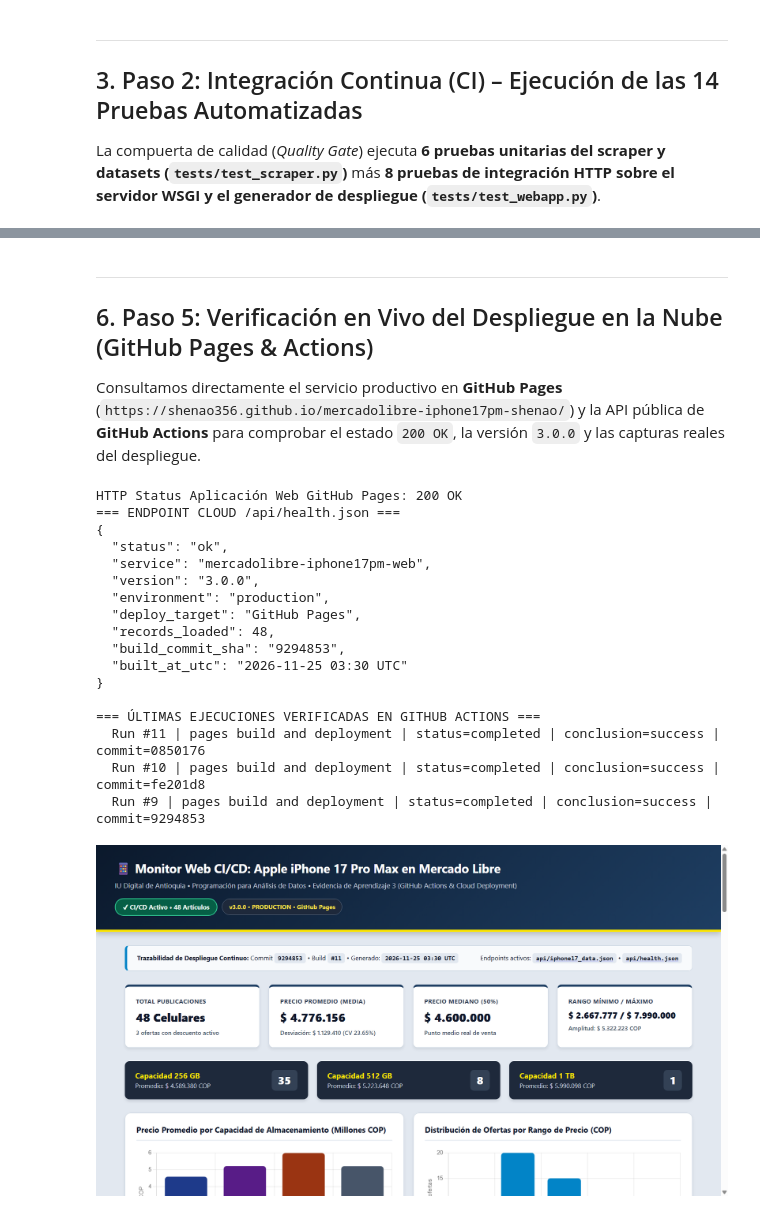
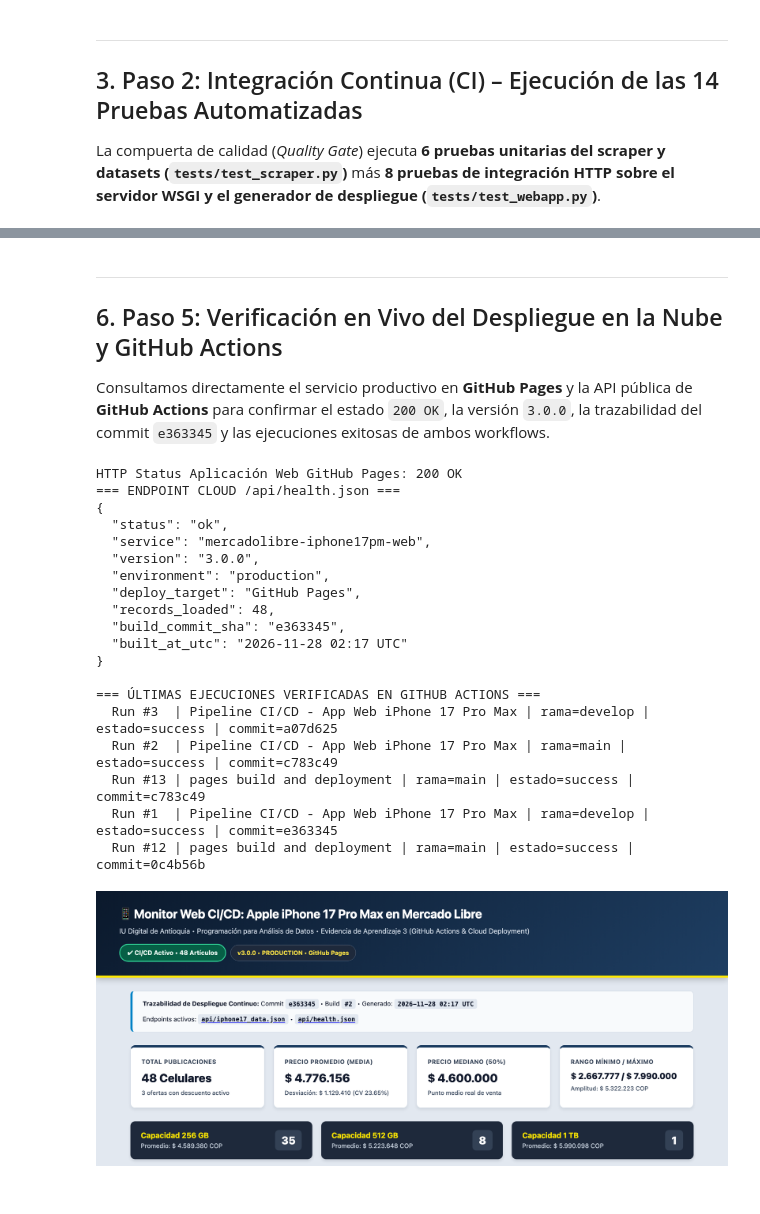
Before and after one commit to shenao356/mercadolibre-iphone17pm-shenao, a Jupyter notebook: Morales_Henao_Raul_Santiago_Optimizacion_EA3.ipynb, the cells around one changed output, grey strips where cells are left out. Cells and saved outputs as stored; diff of their text form; code cells hidden in the pictures.

```diff
--- a/Morales_Henao_Raul_Santiago_Optimizacion_EA3.ipynb
+++ b/Morales_Henao_Raul_Santiago_Optimizacion_EA3.ipynb
@@ -144,9 +146,9 @@ Validamos la definición YAML de tres etapas (`lint-and-syntax`, `ci-automated-t
 # %%
-with open("workflows/ci_cd_pipeline.yml", "r", encoding="utf-8") as f:
+with open(".github/workflows/ci_cd_pipeline.yml", "r", encoding="utf-8") as f:
     pipeline_yaml = f.read()
 
-print(f"Pipeline CI/CD validado ({len(pipeline_yaml.splitlines())} líneas).")
+print(f"Workflow activo verificado: .github/workflows/ci_cd_pipeline.yml ({len(pipeline_yaml.splitlines())} líneas).")
 print("-" * 75)
-print(pipeline_yaml[:1800])
-print("... [Archivo completo disponible en workflows/ci_cd_pipeline.yml] ...")
+print(pipeline_yaml[:1650])
+print("... [Definición completa en .github/workflows/ci_cd_pipeline.yml] ...")
 # %% [output]
@@ -170,45 +172,50 @@ on:
 # %% [markdown]
 ---
-## 6. Paso 5: Verificación en Vivo del Despliegue en la Nube (GitHub Pages & Actions)
+## 6. Paso 5: Verificación en Vivo del Despliegue en la Nube y GitHub Actions
 
-Consultamos directamente el servicio productivo en **GitHub Pages** (`https://shenao356.github.io/mercadolibre-iphone17pm-shenao/`) y la API pública de **GitHub Actions** para comprobar el estado `200 OK`, la versión `3.0.0` y las capturas reales del despliegue.
+Consultamos directamente el servicio productivo en **GitHub Pages** y la API pública de **GitHub Actions** para confirmar el estado `200 OK`, la versión `3.0.0`, la trazabilidad del commit `e363345` y las ejecuciones exitosas de ambos workflows.
 # %%
 import json
 import requests
+from IPython.display import Image, display
 
 url_app = "https://shenao356.github.io/mercadolibre-iphone17pm-shenao/"
 url_health = url_app + "api/health.json"
-url_runs = "https://api.github.com/repos/shenao356/mercadolibre-iphone17pm-shenao/actions/runs?per_page=3"
+url_runs = "https://api.github.com/repos/shenao356/mercadolibre-iphone17pm-shenao/actions/runs?per_page=5"
 
 resp_app = requests.get(url_app, timeout=10)
 resp_health = requests.get(url_health, timeout=10).json()
 runs = requests.get(url_runs, timeout=10).json().get("workflow_runs", [])
 
 print(f"HTTP Status Aplicación Web GitHub Pages: {resp_app.status_code} OK")
 print("=== ENDPOINT CLOUD /api/health.json ===")
 print(json.dumps(resp_health, indent=2, ensure_ascii=False))
 
 print("\n=== ÚLTIMAS EJECUCIONES VERIFICADAS EN GITHUB ACTIONS ===")
 for r in runs:
-    print(f"  Run #{r['run_number']} | {r['name']} | status={r['status']} | conclusion={r['conclusion']} | commit={r['head_sha'][:7]}")
+    print(f"  Run #{r['run_number']:<2} | {r['name']} | rama={r['head_branch']} | estado={r['conclusion']} | commit={r['head_sha'][:7]}")
+
+display(Image(filename="docs/screenshots/01_webapp_produccion_superior.png"))
 # %% [output]
 HTTP Status Aplicación Web GitHub Pages: 200 OK
 === ENDPOINT CLOUD /api/health.json ===
 {
   "status": "ok",
   "service": "mercadolibre-iphone17pm-web",
   "version": "3.0.0",
   "environment": "production",
   "deploy_target": "GitHub Pages",
   "records_loaded": 48,
-  "build_commit_sha": "9294853",
-  "built_at_utc": "2026-11-25 03:30 UTC"
+  "build_commit_sha": "e363345",
+  "built_at_utc": "2026-11-28 02:17 UTC"
 }
 
 === ÚLTIMAS EJECUCIONES VERIFICADAS EN GITHUB ACTIONS ===
-  Run #11 | pages build and deployment | status=completed | conclusion=success | commit=0850176
-  Run #10 | pages build and deployment | status=completed | conclusion=success | commit=fe201d8
-  Run #9 | pages build and deployment | status=completed | conclusion=success | commit=9294853
+  Run #3  | Pipeline CI/CD - App Web iPhone 17 Pro Max | rama=develop | estado=success | commit=a07d625
+  Run #2  | Pipeline CI/CD - App Web iPhone 17 Pro Max | rama=main | estado=success | commit=c783c49
+  Run #13 | pages build and deployment | rama=main | estado=success | commit=c783c49
+  Run #1  | Pipeline CI/CD - App Web iPhone 17 Pro Max | rama=develop | estado=success | commit=e363345
+  Run #12 | pages build and deployment | rama=main | estado=success | commit=0c4b56b
-[figure, old version]
+[figure, new version]
 # %% [markdown]
 ---
```
Also changed, not shown: parts of 13 cells of this notebook, 1 other file.
